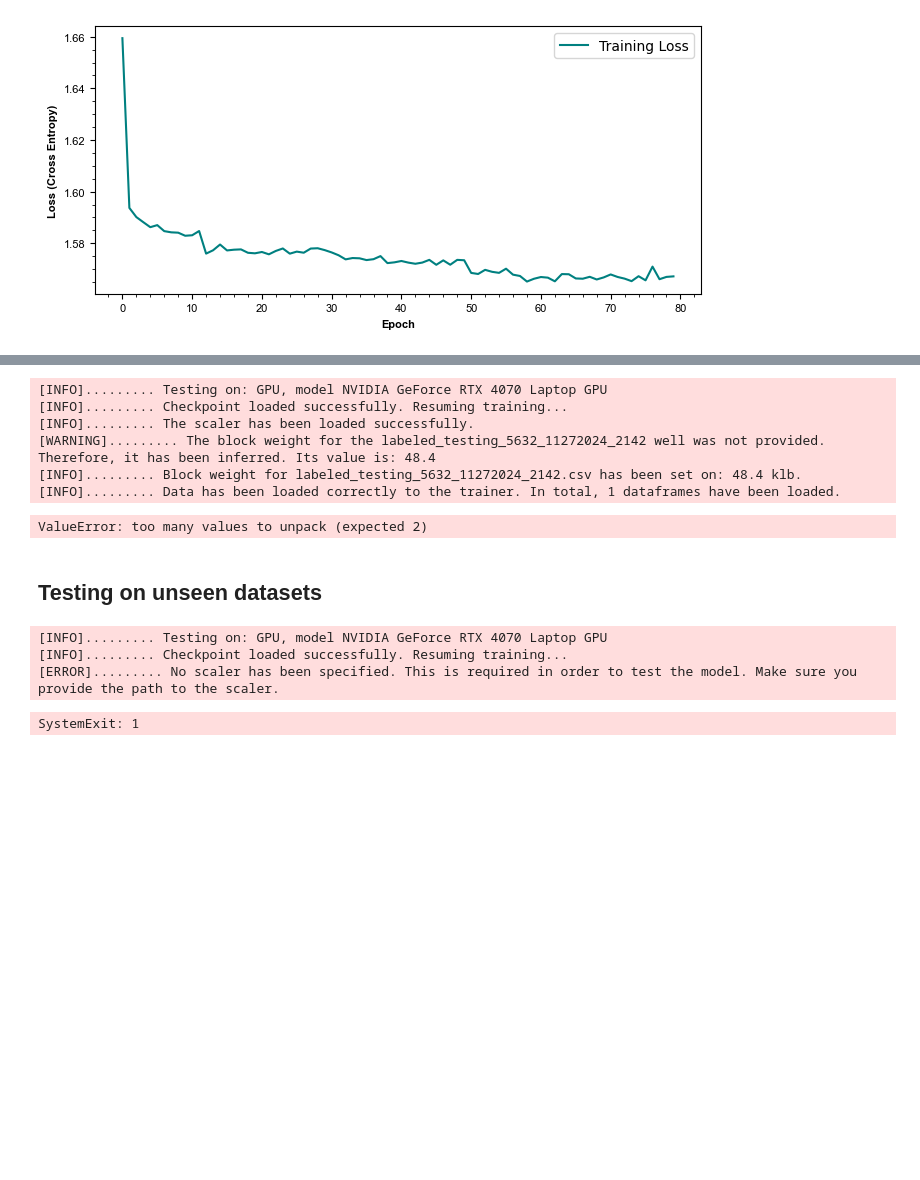
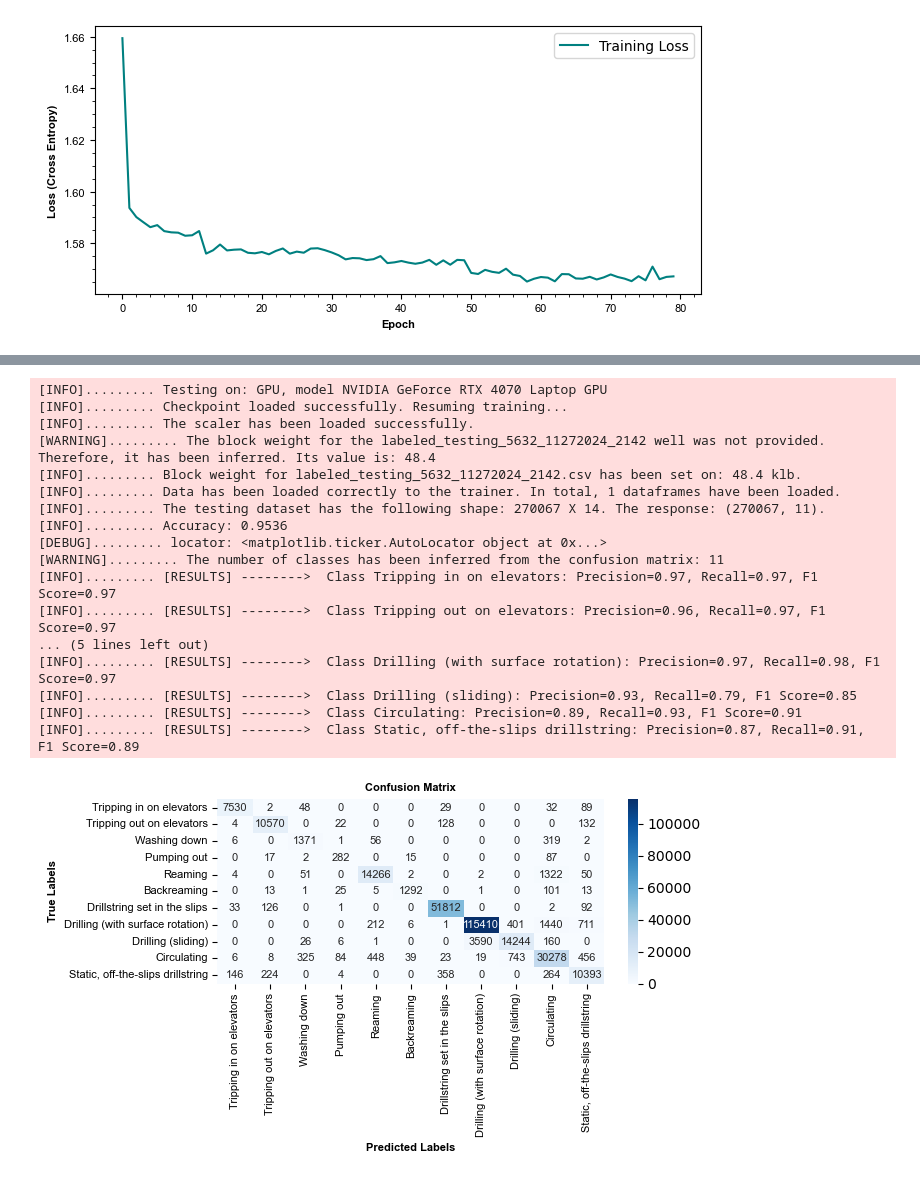
Before and after one commit to acmontesh/RigState, a Jupyter notebook: COLAB_READY_TRAINING_TRANSFORMER.ipynb, the cells around one changed output, grey strips where cells are left out. Drawn from its saved outputs; the diff is of its cells as text; code cells hidden in the pictures; blank space fills up the shorter version.

```diff
--- a/COLAB_READY_TRAINING_TRANSFORMER.ipynb
+++ b/COLAB_READY_TRAINING_TRANSFORMER.ipynb
@@ -636,34 +911,32 @@ trainer.plotLosses( trainLosses,None )
 # %%
 trainer=Trainer(  )
 preds = trainer.testModel( r"C:\Users\abrah\OneDrive\Doctorate Petroleum Engineering\0A. RESEARCH PROJECT\16. RIG ACTIVITY ENGINE\0. DATA\temp3",
-                  pathScaler=r"C:\Users\abrah\OneDrive\Doctorate Petroleum Engineering\0A. RESEARCH PROJECT\16. RIG ACTIVITY ENGINE\3. CHECKPOINTS\Stratified Models\TRANSFORMER_FOUR_SLIDING_WINDOWS\scaler_transformer_SW251030_WC30_default_hiddens_L3.pkl",
-                  modelType='transformer',
-                  loadFromPath=r"C:\Users\abrah\OneDrive\Doctorate Petroleum Engineering\0A. RESEARCH PROJECT\16. RIG ACTIVITY ENGINE\3. CHECKPOINTS\Stratified Models\TRANSFORMER_FOUR_SLIDING_WINDOWS\transformer_default_hiddens_L3_SW251030_SWC30_CV30",
+                  pathScaler=r"C:\Users\abrah\OneDrive\Doctorate Petroleum Engineering\0A. RESEARCH PROJECT\16. RIG ACTIVITY ENGINE\3. CHECKPOINTS\Stratified Models\CONV TRANSFORMERS\scaler_transformer_SW251030_WC60_default_hiddens_L6.pkl",
+                  # modelType='lstm',
+                  modelType='conv_transformer',
+                  loadFromPath=r"C:\Users\abrah\OneDrive\Doctorate Petroleum Engineering\0A. RESEARCH PROJECT\16. RIG ACTIVITY ENGINE\3. CHECKPOINTS\Stratified Models\CONV TRANSFORMERS\conv_transformer_default_hiddens_L6_SW251030_SWC60_CV60",
                   slidingWindow=[2,5,10,30],
-                  slidingWindowCoverage=30,
+                  slidingWindowCoverage=60,
                   nInputs=14,
-                  nLayers=3,
-                  nHeads=8,
-                  #nHidden=30
+                  nLayers=6,
+                  nHeads=8
                     )
 # %% [output]
 [INFO]......... Testing on: GPU, model NVIDIA GeForce RTX 4070 Laptop GPU
 [INFO]......... Checkpoint loaded successfully. Resuming training...
 [INFO]......... The scaler has been loaded successfully.
 [WARNING]......... The block weight for the labeled_testing_5632_11272024_2142 well was not provided. Therefore, it has been inferred. Its value is: 48.4
 [INFO]......... Block weight for labeled_testing_5632_11272024_2142.csv has been set on: 48.4 klb.
 [INFO]......... Data has been loaded correctly to the trainer. In total, 1 dataframes have been loaded.
+[INFO]......... The testing dataset has the following shape: 270067 X 14. The response: (270067, 11).
+[INFO]......... Accuracy: 0.9536
+[DEBUG]......... locator: <matplotlib.ticker.AutoLocator object at 0x...>
+[WARNING]......... The number of classes has been inferred from the confusion matrix: 11
+[INFO]......... [RESULTS] -------->  Class Tripping in on elevators: Precision=0.97, Recall=0.97, F1 Score=0.97
+[INFO]......... [RESULTS] -------->  Class Tripping out on elevators: Precision=0.96, Recall=0.97, F1 Score=0.97
+... (5 lines left out)
+[INFO]......... [RESULTS] -------->  Class Drilling (with surface rotation): Precision=0.97, Recall=0.98, F1 Score=0.97
+[INFO]......... [RESULTS] -------->  Class Drilling (sliding): Precision=0.93, Recall=0.79, F1 Score=0.85
+[INFO]......... [RESULTS] -------->  Class Circulating: Precision=0.89, Recall=0.93, F1 Score=0.91
+[INFO]......... [RESULTS] -------->  Class Static, off-the-slips drillstring: Precision=0.87, Recall=0.91, F1 Score=0.89
-ValueError: too many values to unpack (expected 2)
+[figure, added]
-# %% [markdown]
-## Testing on unseen datasets
-# %%
-trainer = Trainer(  )
-trainer.testModel( pathTest=r"C:\Users\abrah\OneDrive\Doctorate Petroleum Engineering\0A. RESEARCH PROJECT\16. RIG ACTIVITY ENGINE\0. DATA\temp",
-                  blockWeights={ "ANNOTATED_va9":190.0 },
-                  batchSize=1024,loadFromPath=r"C:\Users\abrah\OneDrive\Doctorate Petroleum Engineering\0A. RESEARCH PROJECT\16. RIG ACTIVITY ENGINE\3. CHECKPOINTS\20241103_0600_UF16A7832_checkpoint",
-                  modelType='transformer',model=None,slidingWindow=15 )
-# %% [output]
-[INFO]......... Testing on: GPU, model NVIDIA GeForce RTX 4070 Laptop GPU
-[INFO]......... Checkpoint loaded successfully. Resuming training...
-[ERROR]......... No scaler has been specified. This is required in order to test the model. Make sure you provide the path to the scaler.
-SystemExit: 1
```
Also changed, not shown: parts of 33 cells of this notebook, 16 other files.
